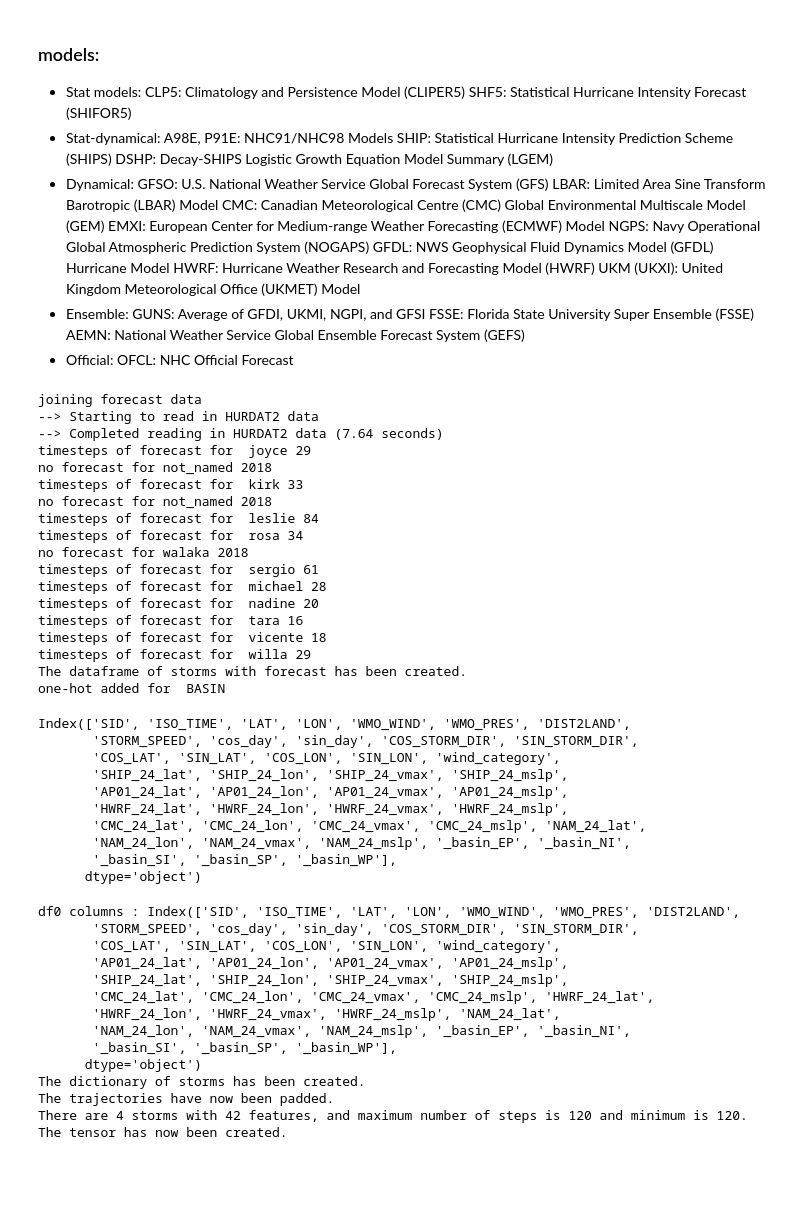
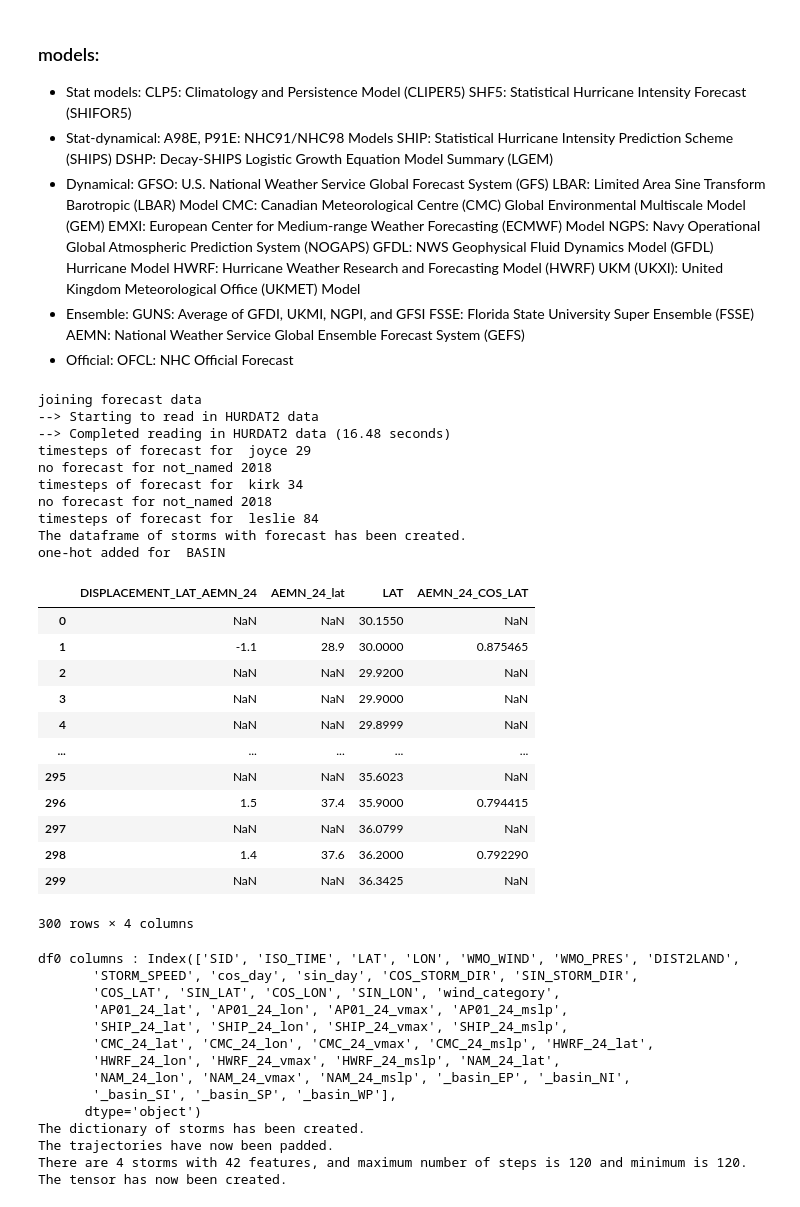
Before and after one commit to leobix/hurricast, a Jupyter notebook: nhc_baselines/Tropycal.ipynb, the cells around one changed output. Cells and saved outputs as stored; diff of their text form; code cells hidden in the pictures; blank space fills up the shorter version.

```diff
--- a/nhc_baselines/Tropycal.ipynb
+++ b/nhc_baselines/Tropycal.ipynb
@@ -83,8 +83,8 @@ def get_forecast(hurdat, name, year, pred=24): #pred: hours prediction
         storm = hurdat.get_storm((name, year))
         forecast = storm.get_operational_forecasts()
         #choose models
-        #"Ideally we are interested in SHIFOR5/SHIPS/GFS/EMXI/HWRF" - Leonard
-        model_list = set(['HWRF','SHIP','SHF5','GFS','EMXI','CLAP5','NAM','AP01','CMC']).intersection(forecast.keys())
+        all_models = ['CLP5','SHF5','A98E','P91E','SHIP','DSHP','GFSO','LBAR','CMC','EMXI','NGPS','GFDL','HWRF','UKXI','GUNS','FSSE','AEMN','OFCL']
+        model_list = set(all_models).intersection(forecast.keys())
         #create empty df
         df_out = pd.DataFrame(columns=['datetime'])
         for model in model_list:
@@ -94,6 +94,8 @@ def get_forecast(hurdat, name, year, pred=24): #pred: hours prediction
                 temp = df.loc[df['fhr']==pred]
                 #select columns
                 temp = temp[['lat','lon','vmax','mslp']]
+                #smooth features
+                temp = smooth_forecast(temp)
                 temp = temp.add_prefix(str(model)+'_'+str(pred)+'_')
                 temp['datetime'] = pd.to_datetime(time, format = '%Y%m%d%H')
                 df_model = pd.concat([df_model, temp], axis=0)
@@ -139,6 +141,8 @@ def join_forecast(df, pred=24):
                 df_forecast['NAME']= name
                 df_joined = df_stat.merge(df_forecast, how='left', left_on=['ISO_TIME','NAME'], right_on=['datetime','NAME'])
                 df_joined.drop('datetime', axis=1, inplace=True)
+                #add displacement
+                df_joined = add_displacement_forecast(df_joined, pred)
             else:
                 print('no forecast for', name, year)
                 df_joined = df_stat
@@ -179,42 +204,39 @@ df0['wind_category'] = df0.apply(lambda x: proc.sust_wind_to_cat_val(x['WMO_WIND
 # df0 = df0.iloc[15000:17000]
 # %%
 #crop out small section for testing
-df1 = df0.iloc[15000:16000]
+df1 = df0.iloc[15000:15300]
 df1 = join_forecast(df1, pred=24)
 df2 = proc.add_one_hot(df1, df1['BASIN'],'_basin')
 # df2.head()
 # %% [output]
 joining forecast data
 --> Starting to read in HURDAT2 data
---> Completed reading in HURDAT2 data (7.64 seconds)
+--> Completed reading in HURDAT2 data (16.48 seconds)
 timesteps of forecast for  joyce 29
 no forecast for not_named 2018
-timesteps of forecast for  kirk 33
+timesteps of forecast for  kirk 34
 no forecast for not_named 2018
 timesteps of forecast for  leslie 84
-timesteps of forecast for  rosa 34
-no forecast for walaka 2018
-timesteps of forecast for  sergio 61
-timesteps of forecast for  michael 28
-timesteps of forecast for  nadine 20
-timesteps of forecast for  tara 16
-timesteps of forecast for  vicente 18
-timesteps of forecast for  willa 29
 The dataframe of storms with forecast has been created.
 one-hot added for  BASIN
-# %%
-df2.columns
-# %% [output]
-Index(['SID', 'ISO_TIME', 'LAT', 'LON', 'WMO_WIND', 'WMO_PRES', 'DIST2LAND',
-       'STORM_SPEED', 'cos_day', 'sin_day', 'COS_STORM_DIR', 'SIN_STORM_DIR',
-       'COS_LAT', 'SIN_LAT', 'COS_LON', 'SIN_LON', 'wind_category',
-       'SHIP_24_lat', 'SHIP_24_lon', 'SHIP_24_vmax', 'SHIP_24_mslp',
-       'AP01_24_lat', 'AP01_24_lon', 'AP01_24_vmax', 'AP01_24_mslp',
-       'HWRF_24_lat', 'HWRF_24_lon', 'HWRF_24_vmax', 'HWRF_24_mslp',
-       'CMC_24_lat', 'CMC_24_lon', 'CMC_24_vmax', 'CMC_24_mslp', 'NAM_24_lat',
-       'NAM_24_lon', 'NAM_24_vmax', 'NAM_24_mslp', '_basin_EP', '_basin_NI',
-       '_basin_SI', '_basin_SP', '_basin_WP'],
-      dtype='object')
+# %%
+# df2.head()
+df2[['DISPLACEMENT_LAT_AEMN_24','AEMN_24_lat','LAT','AEMN_24_COS_LAT']]
+# df2.columns.tolist()
+# %% [output]
+|  | DISPLACEMENT_LAT_AEMN_24 | AEMN_24_lat | LAT | AEMN_24_COS_LAT |
+| 0 | NaN | NaN | 30.1550 | NaN |
+| 1 | -1.1 | 28.9 | 30.0000 | 0.875465 |
+| 2 | NaN | NaN | 29.9200 | NaN |
+| 3 | NaN | NaN | 29.9000 | NaN |
+| 4 | NaN | NaN | 29.8999 | NaN |
+| ... | ... | ... | ... | ... |
+| 295 | NaN | NaN | 35.6023 | NaN |
+| 296 | 1.5 | 37.4 | 35.9000 | 0.794415 |
+| 297 | NaN | NaN | 36.0799 | NaN |
+| 298 | 1.4 | 37.6 | 36.2000 | 0.792290 |
+| 299 | NaN | NaN | 36.3425 | NaN |
+300 rows × 4 columns
 # %%
 #makesure it works with rest of the code
 #drop category column
```
Also changed, not shown: parts of 7 cells of this notebook, 2 other files.
